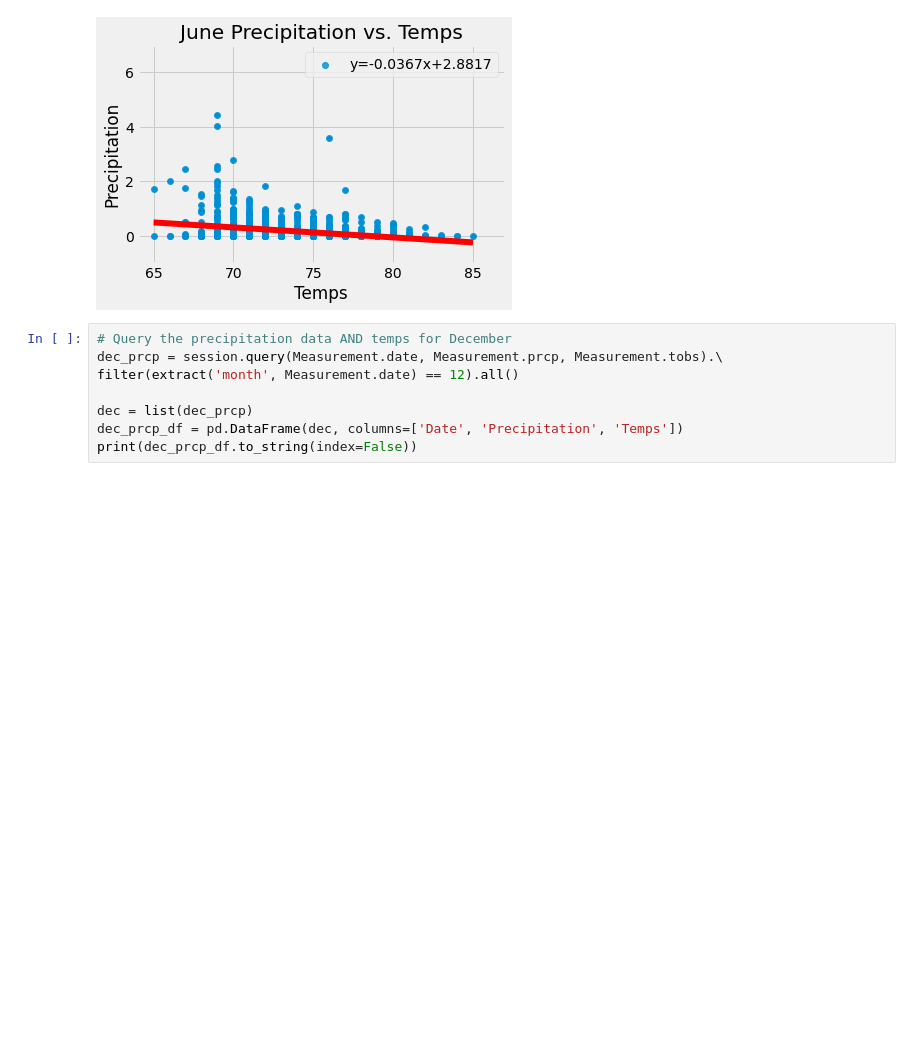
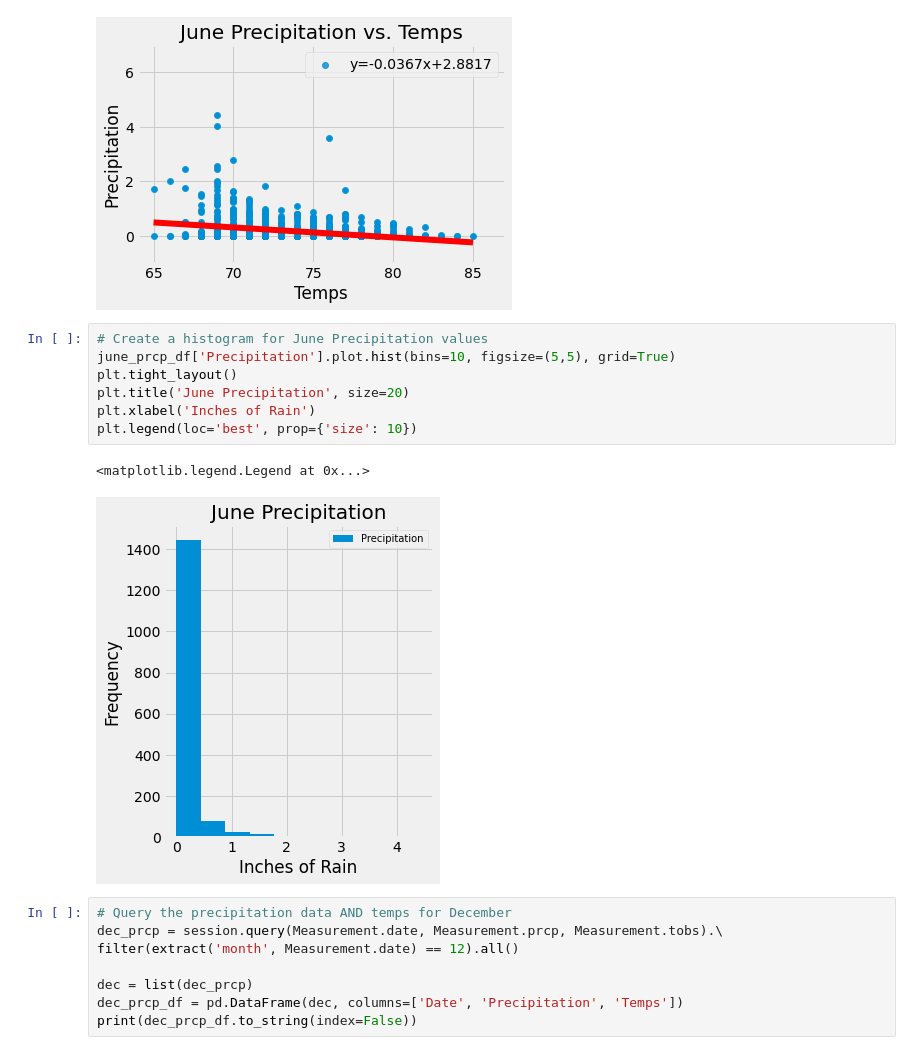
Before and after one commit to ZeroDarkHardy/surfs_up, a Jupyter notebook: SurfsUp_Challenge.ipynb, the cells around one changed output. Drawn from its saved outputs; the diff is of its cells as text; blank space fills up the shorter version.

Commit message:
adding more histograms and updating readme

```diff
--- a/SurfsUp_Challenge.ipynb
+++ b/SurfsUp_Challenge.ipynb
@@ -173,6 +173,16 @@ sns.regplot(x='Temps', y='Precipitation', data=june_prcp_df, line_kws={"color":
 # %% [output]
 <matplotlib.legend.Legend at 0x...>
 [figure]
+# %%
+# Create a histogram for June Precipitation values
+june_prcp_df['Precipitation'].plot.hist(bins=10, figsize=(5,5), grid=True)
+plt.tight_layout()
+plt.title('June Precipitation', size=20)
+plt.xlabel('Inches of Rain')
+plt.legend(loc='best', prop={'size': 10})
+# %% [output]
+<matplotlib.legend.Legend at 0x...>
+[figure, added]
 # %%
 # Query the precipitation data AND temps for December
 dec_prcp = session.query(Measurement.date, Measurement.prcp, Measurement.tobs).\
```
Also changed, not shown: parts of 1 cell of this notebook, 4 other files.
